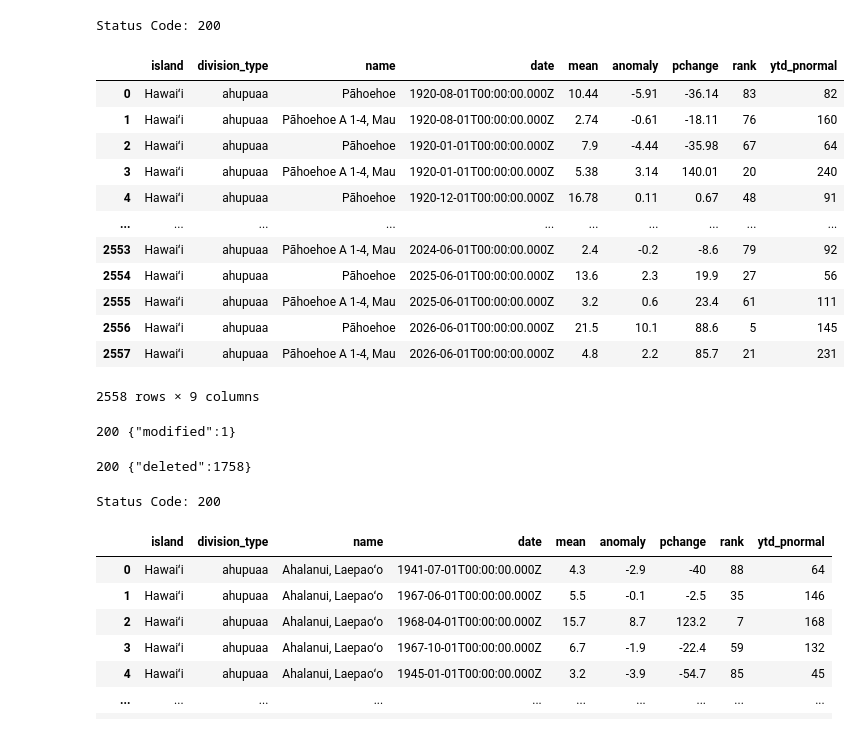
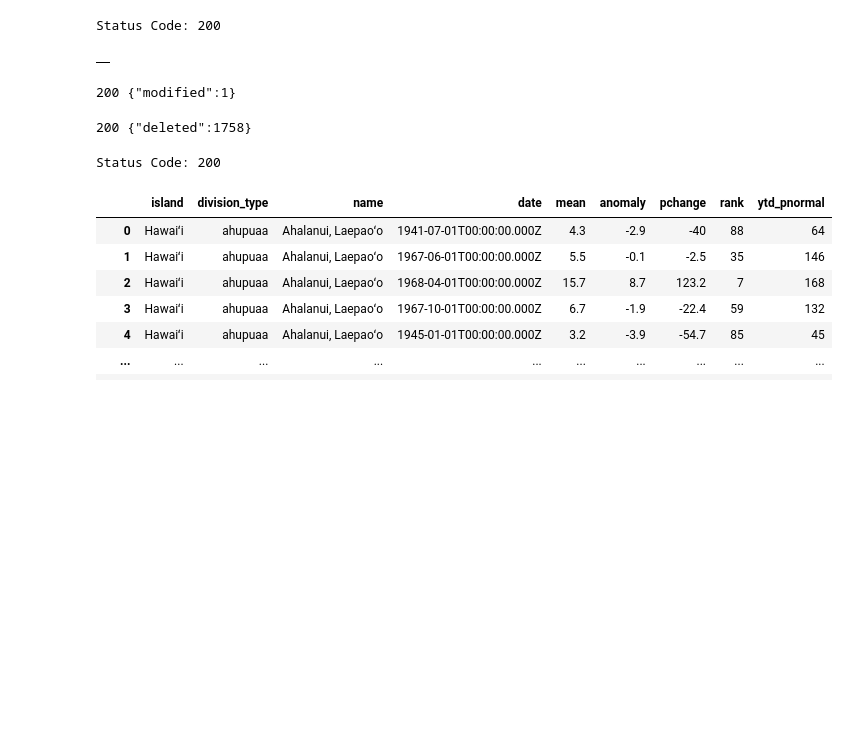
Before and after one commit to cherryleh/climate-summary, a Jupyter notebook: dews-hawaii-app/scripts/database_backfilling copy.ipynb, the cells around one changed output. Saved outputs shown, nothing was run; the diff lists cells and outputs as text; code cells hidden in the pictures; blank space fills up the shorter version.

Commit message:
end nolo viewer date

```diff
--- a/dews-hawaii-app/scripts/database_backfilling copy.ipynb
+++ b/dews-hawaii-app/scripts/database_backfilling copy.ipynb
@@ -20,35 +20,22 @@ headers = {
 # %%
 # date, startDate, endDate, island, division_type, and name. For  island, division_type, and name you can provide multiple instances of each or a comma separated list to filter by more than one (e.g. ?division_type=moku&division_type=island or  ?division_type=moku,island)
 #Viewing data
 
 url = "https://api.hcdp.ikewai.org/mesonet/climate_report/rainfall_stats"
+
 query_params = {
-  "division_type": "ahupuaa",
-  "endDate": "2026-08",
-  "island": "Hawaiʻi",
-  "name": "Pāhoehoe A 1-4\\, Mau"
+  "division_type": "moku",
+  "name": "Kona",
+  # "name":"Koʻolaupoko",
+  "island":"Oʻahu"
 }
 
 response = requests.get(url, params=query_params, headers=headers)
 
 print(f"Status Code: {response.status_code}")
-if response.status_code == 200:
-    df_filtered = pd.DataFrame(response.json())
-    display(df_filtered)
-else:
-    print(f"Response Text: {response.text}")
+
+df_filtered = pd.DataFrame(response.json())
+display(df_filtered)
 # %% [output]
 Status Code: 200
-|  | island | division_type | name | date | mean | anomaly | pchange | rank | ytd_pnormal |
-| 0 | Hawaiʻi | ahupuaa | Pāhoehoe | 1920-08-01T00:00:00.000Z | 10.44 | -5.91 | -36.14 | 83 | 82 |
-| 1 | Hawaiʻi | ahupuaa | Pāhoehoe A 1-4, Mau | 1920-08-01T00:00:00.000Z | 2.74 | -0.61 | -18.11 | 76 | 160 |
-| 2 | Hawaiʻi | ahupuaa | Pāhoehoe | 1920-01-01T00:00:00.000Z | 7.9 | -4.44 | -35.98 | 67 | 64 |
-| 3 | Hawaiʻi | ahupuaa | Pāhoehoe A 1-4, Mau | 1920-01-01T00:00:00.000Z | 5.38 | 3.14 | 140.01 | 20 | 240 |
-| 4 | Hawaiʻi | ahupuaa | Pāhoehoe | 1920-12-01T00:00:00.000Z | 16.78 | 0.11 | 0.67 | 48 | 91 |
-| ... | ... | ... | ... | ... | ... | ... | ... | ... | ... |
-| 2553 | Hawaiʻi | ahupuaa | Pāhoehoe A 1-4, Mau | 2024-06-01T00:00:00.000Z | 2.4 | -0.2 | -8.6 | 79 | 92 |
-| 2554 | Hawaiʻi | ahupuaa | Pāhoehoe | 2025-06-01T00:00:00.000Z | 13.6 | 2.3 | 19.9 | 27 | 56 |
-| 2555 | Hawaiʻi | ahupuaa | Pāhoehoe A 1-4, Mau | 2025-06-01T00:00:00.000Z | 3.2 | 0.6 | 23.4 | 61 | 111 |
-| 2556 | Hawaiʻi | ahupuaa | Pāhoehoe | 2026-06-01T00:00:00.000Z | 21.5 | 10.1 | 88.6 | 5 | 145 |
-| 2557 | Hawaiʻi | ahupuaa | Pāhoehoe A 1-4, Mau | 2026-06-01T00:00:00.000Z | 4.8 | 2.2 | 85.7 | 21 | 231 |
+|  |
-2558 rows × 9 columns
```
Also changed, not shown: parts of 1 cell of this notebook, 1 other file.
